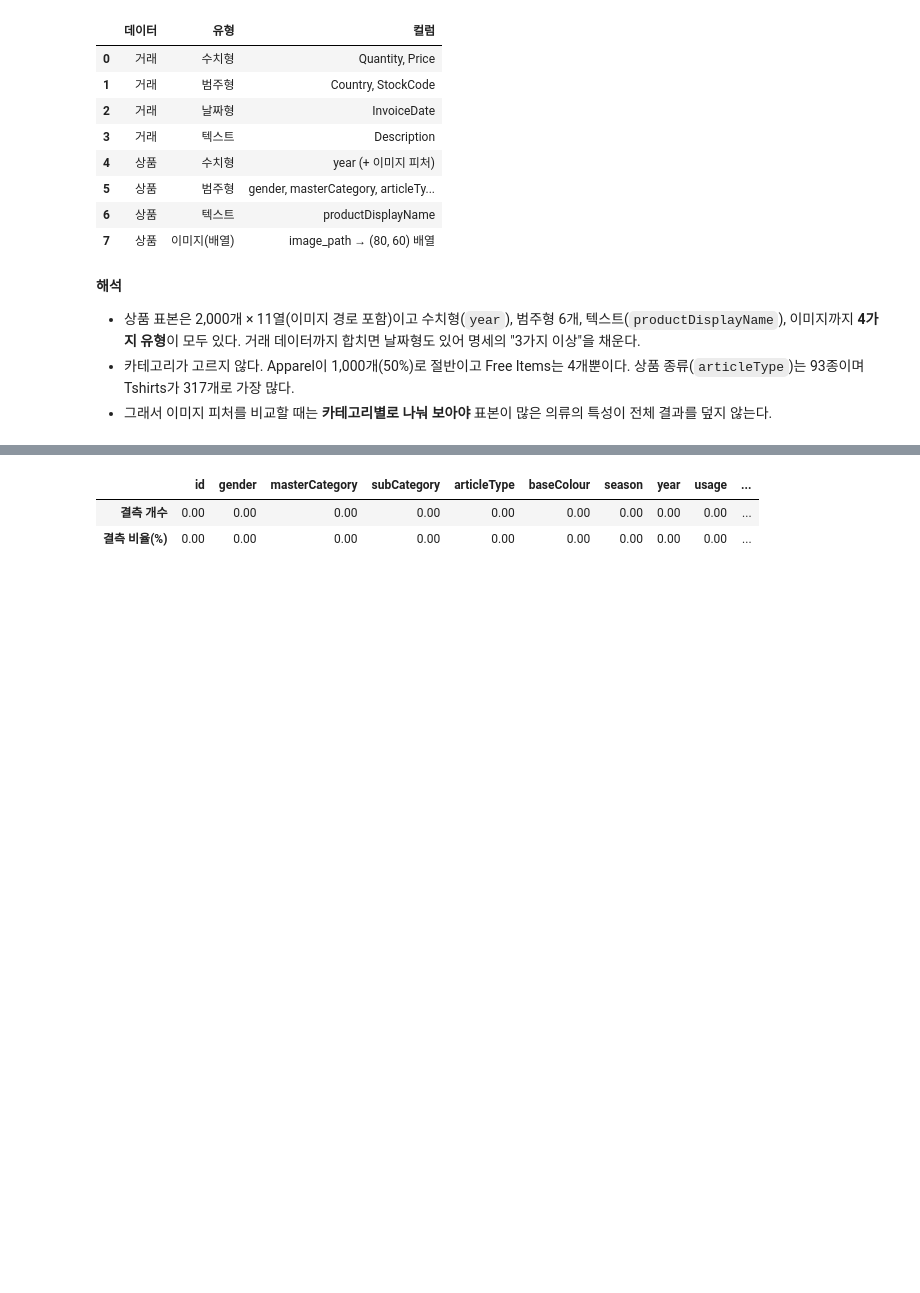
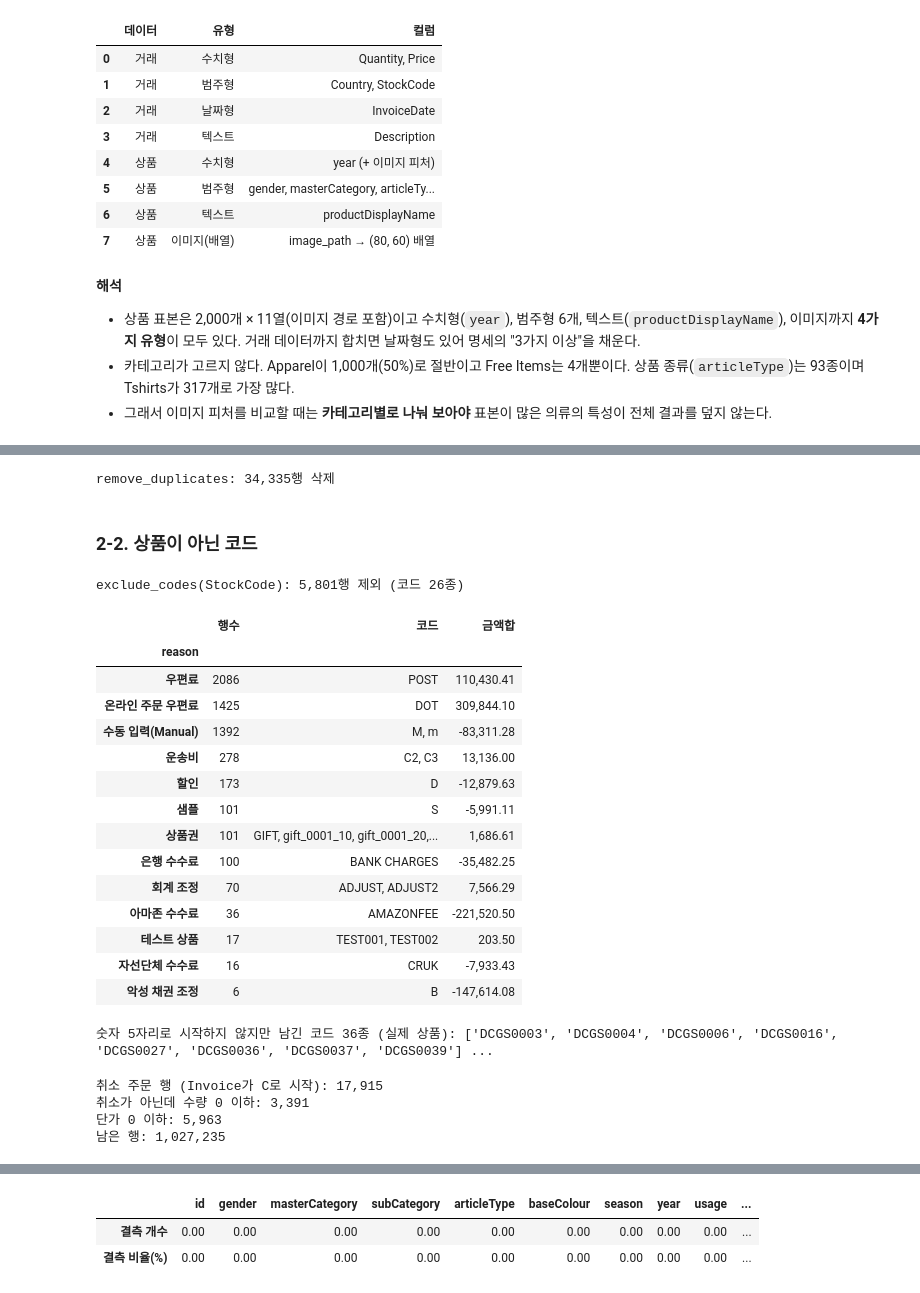
Before and after one commit to ashofrondol/codyssey_A1-1, a Jupyter notebook: notebooks/analysis_report.ipynb, the cells around one changed output, grey strips where cells are left out. Saved outputs shown, nothing was run; the diff lists cells and outputs as text; code cells hidden in the pictures; blank space fills up the shorter version.

```diff
--- a/notebooks/analysis_report.ipynb
+++ b/notebooks/analysis_report.ipynb
@@ -173,0 +201,52 @@ types
+# %%
+n_dup = tx.remove_duplicates()
+print(tx.log[-1])
+# %% [output]
+remove_duplicates: 34,335행 삭제
+# %% [markdown]
+### 2-2. 상품이 아닌 코드
+# %%
+from pipeline import NON_PRODUCT_CODES, NON_PRODUCT_PREFIXES
+
+removed = tx.exclude_codes("StockCode")
+removed["amount"] = removed["Quantity"] * removed["Price"]
+summary = (removed.groupby("reason")
+           .agg(행수=("StockCode", "size"), 코드=("StockCode", lambda s: ", ".join(sorted(s.unique())[:4])),
+                금액합=("amount", "sum"))
+           .sort_values("행수", ascending=False))
+print(tx.log[-1])
+summary
+# %% [output]
+exclude_codes(StockCode): 5,801행 제외 (코드 26종)
+|  | 행수 | 코드 | 금액합 |
+| reason |  |  |  |
+| 우편료 | 2086 | POST | 110,430.41 |
+| 온라인 주문 우편료 | 1425 | DOT | 309,844.10 |
+| 수동 입력(Manual) | 1392 | M, m | -83,311.28 |
+| 운송비 | 278 | C2, C3 | 13,136.00 |
+| 할인 | 173 | D | -12,879.63 |
+| 샘플 | 101 | S | -5,991.11 |
+| 상품권 | 101 | GIFT, gift_0001_10, gift_0001_20,... | 1,686.61 |
+| 은행 수수료 | 100 | BANK CHARGES | -35,482.25 |
+| 회계 조정 | 70 | ADJUST, ADJUST2 | 7,566.29 |
+| 아마존 수수료 | 36 | AMAZONFEE | -221,520.50 |
+| 테스트 상품 | 17 | TEST001, TEST002 | 203.50 |
+| 자선단체 수수료 | 16 | CRUK | -7,933.43 |
+| 악성 채권 조정 | 6 | B | -147,614.08 |
+# %%
+left_codes = tx.df.loc[~tx.df["StockCode"].str.match(r"^\d{5}"), "StockCode"].unique()
+print(f"숫자 5자리로 시작하지 않지만 남긴 코드 {len(left_codes)}종 (실제 상품):", sorted(left_codes)[:8], "...")
+# %% [output]
+숫자 5자리로 시작하지 않지만 남긴 코드 36종 (실제 상품): ['DCGS0003', 'DCGS0004', 'DCGS0006', 'DCGS0016', 'DCGS0027', 'DCGS0036', 'DCGS0037', 'DCGS0039'] ...
+# %%
+# 판매로 보지 않을 나머지 규칙 위반 (중복·비상품 코드를 정리한 뒤 기준)
+d = tx.df
+print(f"취소 주문 행 (Invoice가 C로 시작): {d['Invoice'].str.startswith('C').sum():,}")
+print(f"취소가 아닌데 수량 0 이하: {((d['Quantity'] <= 0) & ~d['Invoice'].str.startswith('C')).sum():,}")
+print(f"단가 0 이하: {(d['Price'] <= 0).sum():,}")
+print(f"남은 행: {len(d):,}")
+# %% [output]
+취소 주문 행 (Invoice가 C로 시작): 17,915
+취소가 아닌데 수량 0 이하: 3,391
+단가 0 이하: 5,963
+남은 행: 1,027,235
```
Also changed, not shown: parts of 48 cells of this notebook, 11 other files.
